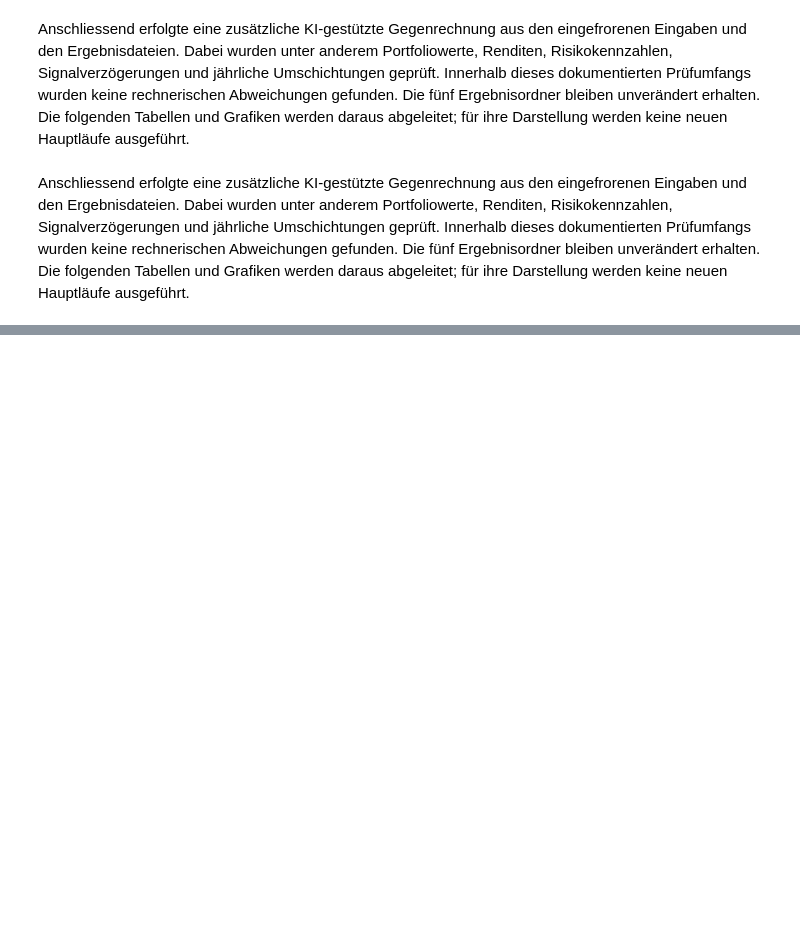
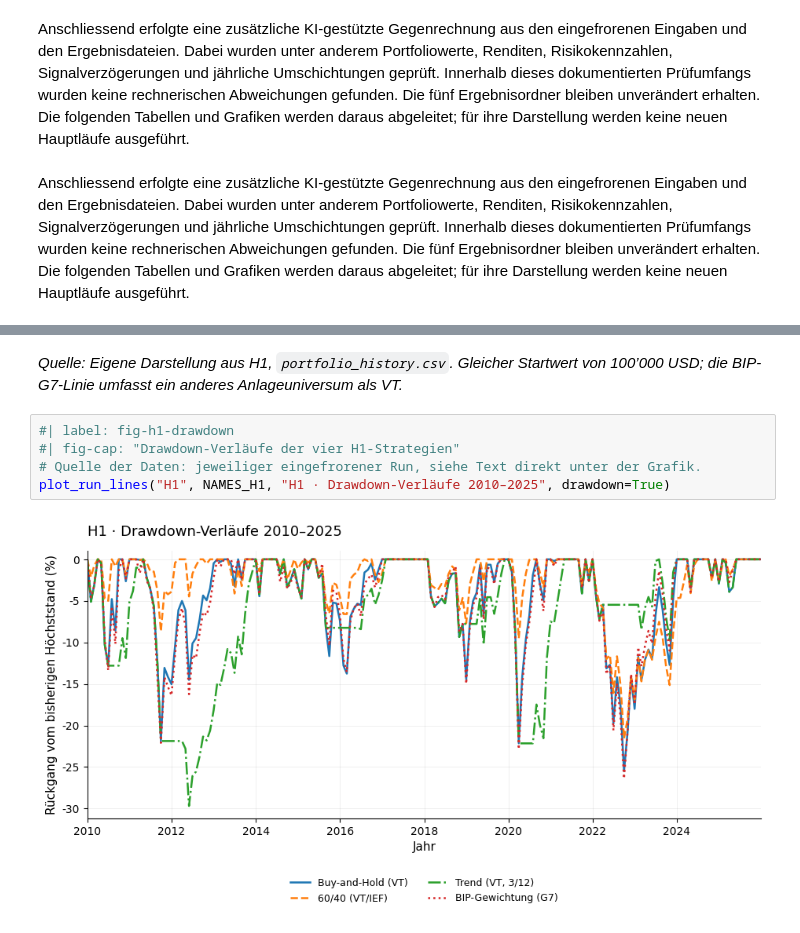
Before and after one commit to riccardo-ambuehl-kbw/Maturarbeit_Riccardo_Ambuehl_2027, a Jupyter notebook: notebooks/Analyse.ipynb, the cells around one changed output, grey strips where cells are left out. Cells and saved outputs as stored; diff of their text form; blank space fills up the shorter version.

```diff
--- a/notebooks/Analyse.ipynb
+++ b/notebooks/Analyse.ipynb
@@ -855,0 +1096,9 @@ Anschliessend erfolgte eine zusätzliche KI-gestützte Gegenrechnung aus den ein
+# %% [markdown]
+<i>Quelle: Eigene Darstellung aus H1, <code>portfolio_history.csv</code>. Gleicher Startwert von 100’000 USD; die BIP-G7-Linie umfasst ein anderes Anlageuniversum als VT.</i>
+# %%
+#| label: fig-h1-drawdown
+#| fig-cap: "Drawdown-Verläufe der vier H1-Strategien"
+# Quelle der Daten: jeweiliger eingefrorener Run, siehe Text direkt unter der Grafik.
+plot_run_lines("H1", NAMES_H1, "H1 · Drawdown-Verläufe 2010–2025", drawdown=True)
+# %% [output]
+[figure, added]
```
Also changed, not shown: parts of 45 cells of this notebook, 32 other files.
